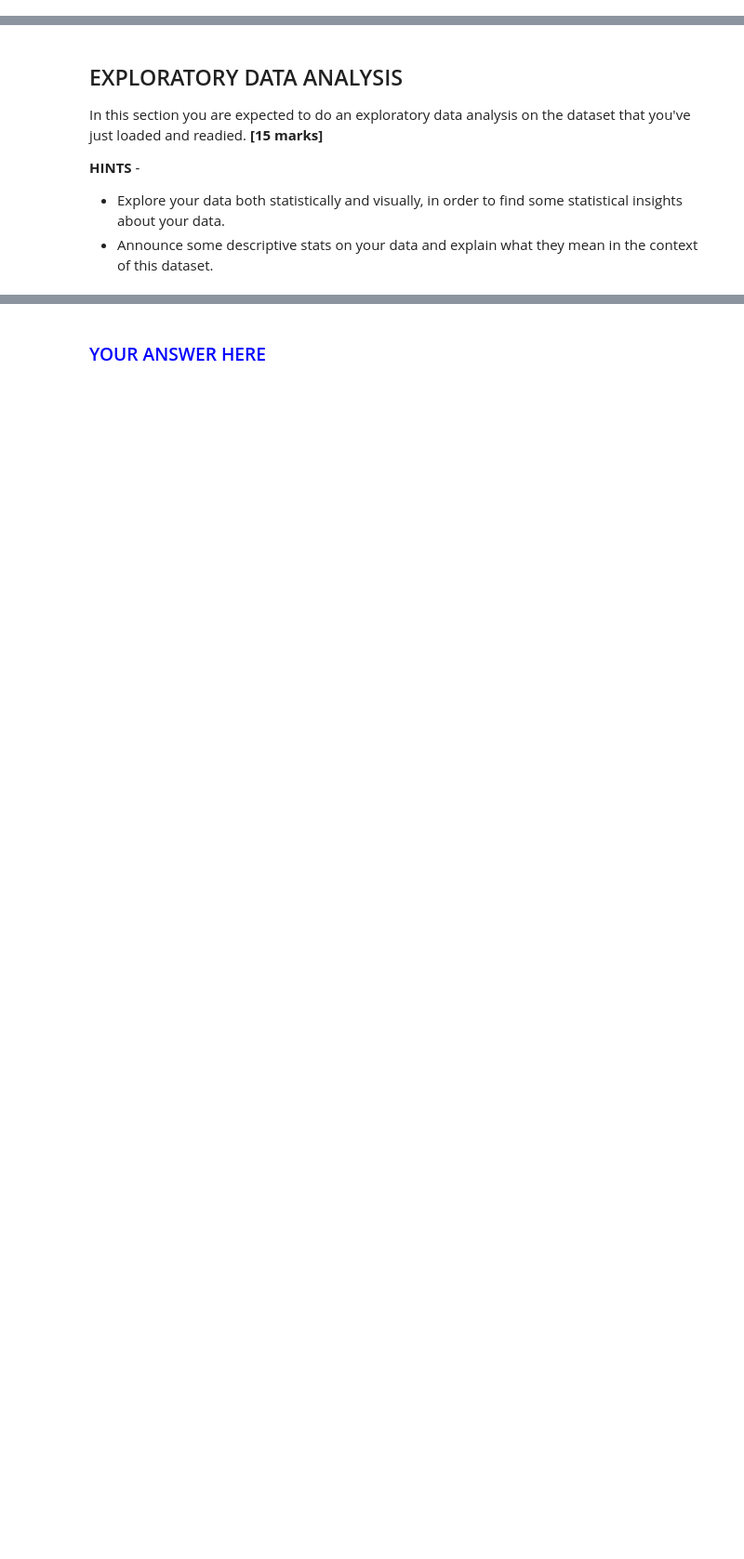
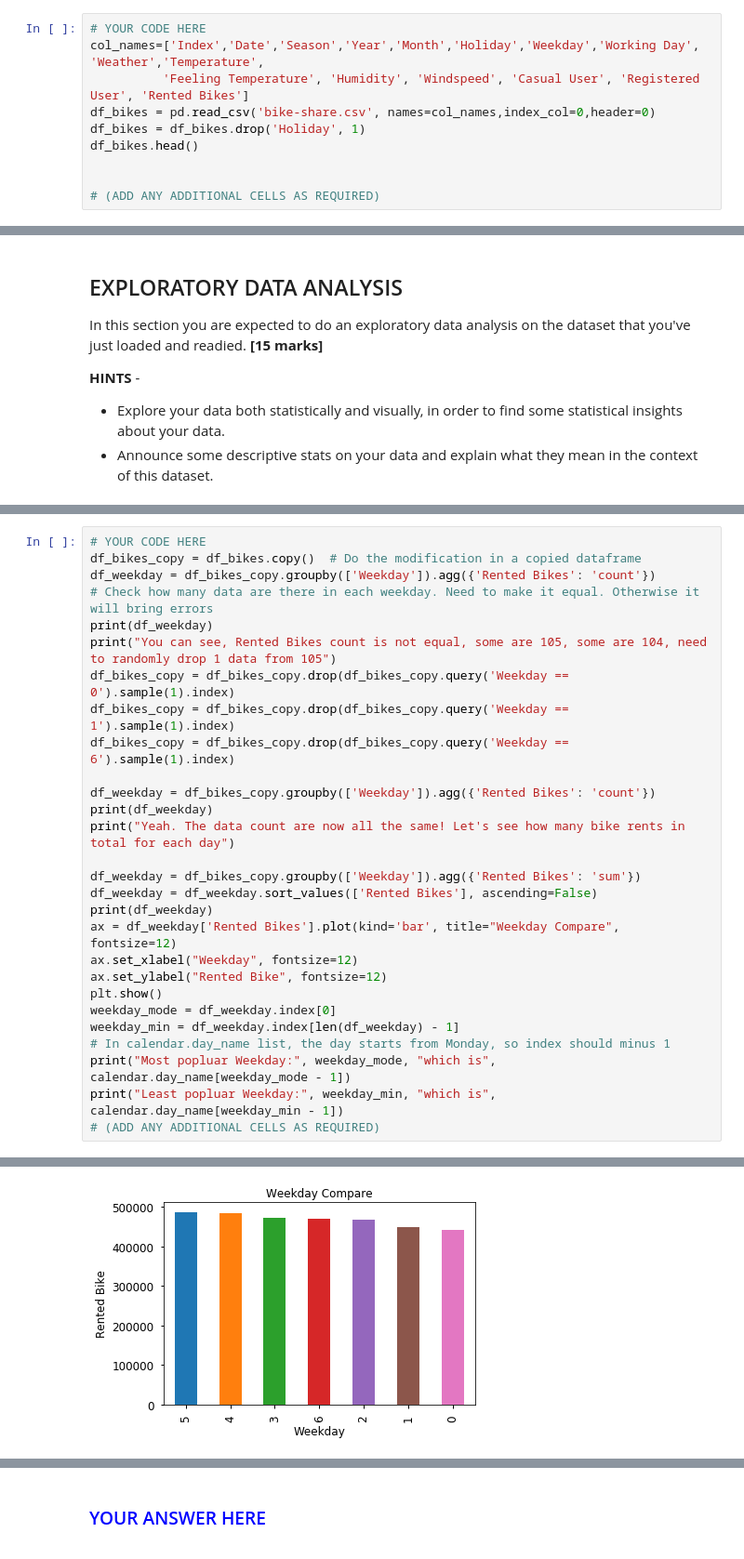
Before and after one commit to DannyFirmin/BikeShare-LinearRegression, a Jupyter notebook: Assignment-1.ipynb, the cells around one changed output, grey strips where cells are left out. Shown at 93% size. Saved outputs shown, nothing was run; the diff lists cells and outputs as text; blank space fills up the shorter version.

```diff
--- a/Assignment-1.ipynb
+++ b/Assignment-1.ipynb
@@ -93,0 +84,10 @@ Load the data into a Pandas DataFrame and make it ready for use for analysis and
+# %%
+# YOUR CODE HERE
+col_names=['Index','Date','Season','Year','Month','Holiday','Weekday','Working Day', 'Weather','Temperature',
+          'Feeling Temperature', 'Humidity', 'Windspeed', 'Casual User', 'Registered User', 'Rented Bikes']
+df_bikes = pd.read_csv('bike-share.csv', names=col_names,index_col=0,header=0)
+df_bikes = df_bikes.drop('Holiday', 1)
+df_bikes.head()
+
+
+# (ADD ANY ADDITIONAL CELLS AS REQUIRED)
@@ -107,0 +119,29 @@ In this section you are expected to do an exploratory data analysis on the datas
+# %%
+# YOUR CODE HERE
+df_bikes_copy = df_bikes.copy()  # Do the modification in a copied dataframe
+df_weekday = df_bikes_copy.groupby(['Weekday']).agg({'Rented Bikes': 'count'})
+# Check how many data are there in each weekday. Need to make it equal. Otherwise it will bring errors
+print(df_weekday)
+print("You can see, Rented Bikes count is not equal, some are 105, some are 104, need to randomly drop 1 data from 105")
+df_bikes_copy = df_bikes_copy.drop(df_bikes_copy.query('Weekday == 0').sample(1).index)
+df_bikes_copy = df_bikes_copy.drop(df_bikes_copy.query('Weekday == 1').sample(1).index)
+df_bikes_copy = df_bikes_copy.drop(df_bikes_copy.query('Weekday == 6').sample(1).index)
+
+df_weekday = df_bikes_copy.groupby(['Weekday']).agg({'Rented Bikes': 'count'})
+print(df_weekday)
+print("Yeah. The data count are now all the same! Let's see how many bike rents in total for each day")
+
+df_weekday = df_bikes_copy.groupby(['Weekday']).agg({'Rented Bikes': 'sum'})
+df_weekday = df_weekday.sort_values(['Rented Bikes'], ascending=False)
+print(df_weekday)
+ax = df_weekday['Rented Bikes'].plot(kind='bar', title="Weekday Compare", fontsize=12)
+ax.set_xlabel("Weekday", fontsize=12)
+ax.set_ylabel("Rented Bike", fontsize=12)
+plt.show()
+weekday_mode = df_weekday.index[0]
+weekday_min = df_weekday.index[len(df_weekday) - 1]
+# In calendar.day_name list, the day starts from Monday, so index should minus 1
+print("Most popluar Weekday:", weekday_mode, "which is", calendar.day_name[weekday_mode - 1])
+print("Least popluar Weekday:", weekday_min, "which is", calendar.day_name[weekday_min - 1])
+# (ADD ANY ADDITIONAL CELLS AS REQUIRED)
+# %% [output]
@@ -107,0 +165 @@ In this section you are expected to do an exploratory data analysis on the datas
+[figure, added]
```
Also changed, not shown: parts of 9 cells of this notebook.
